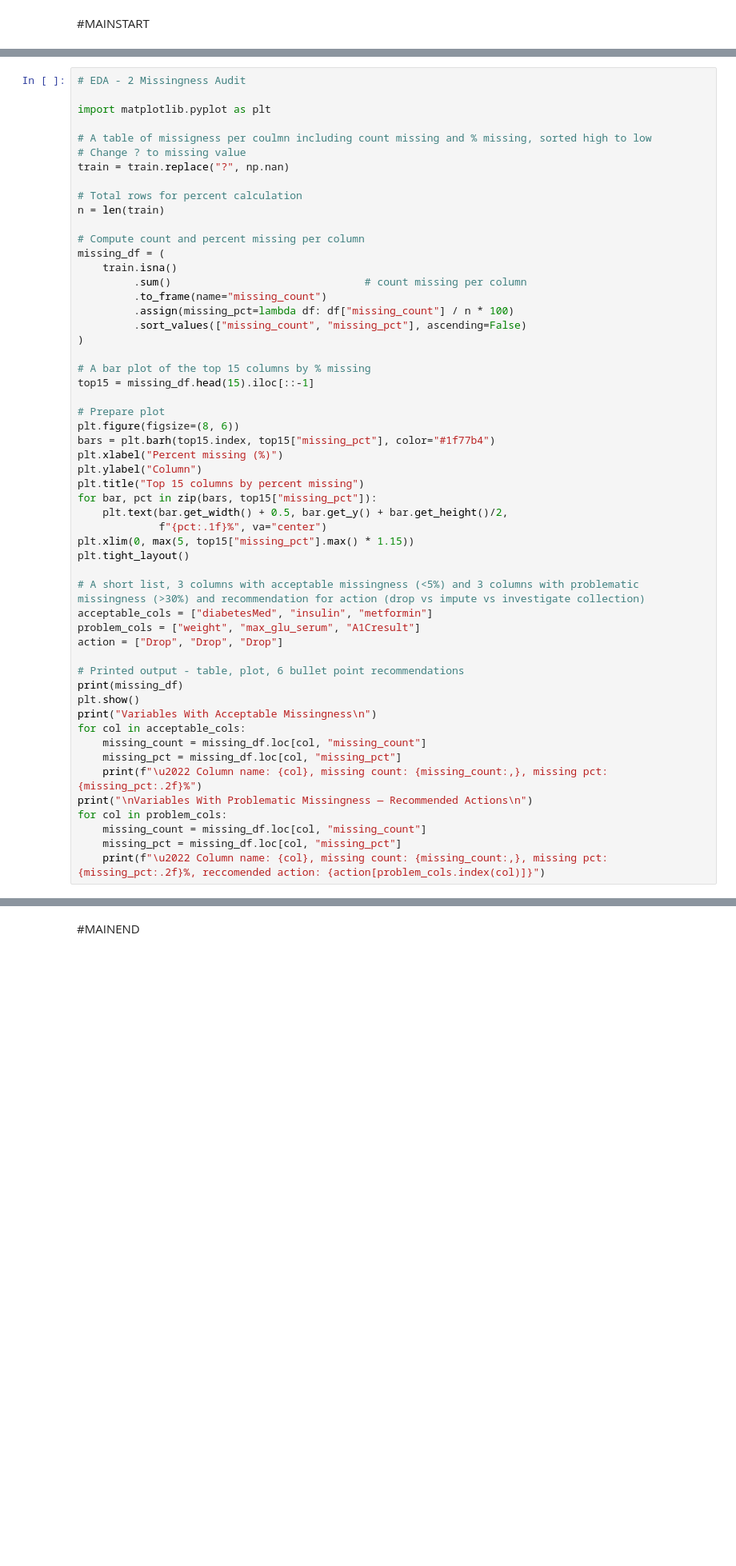
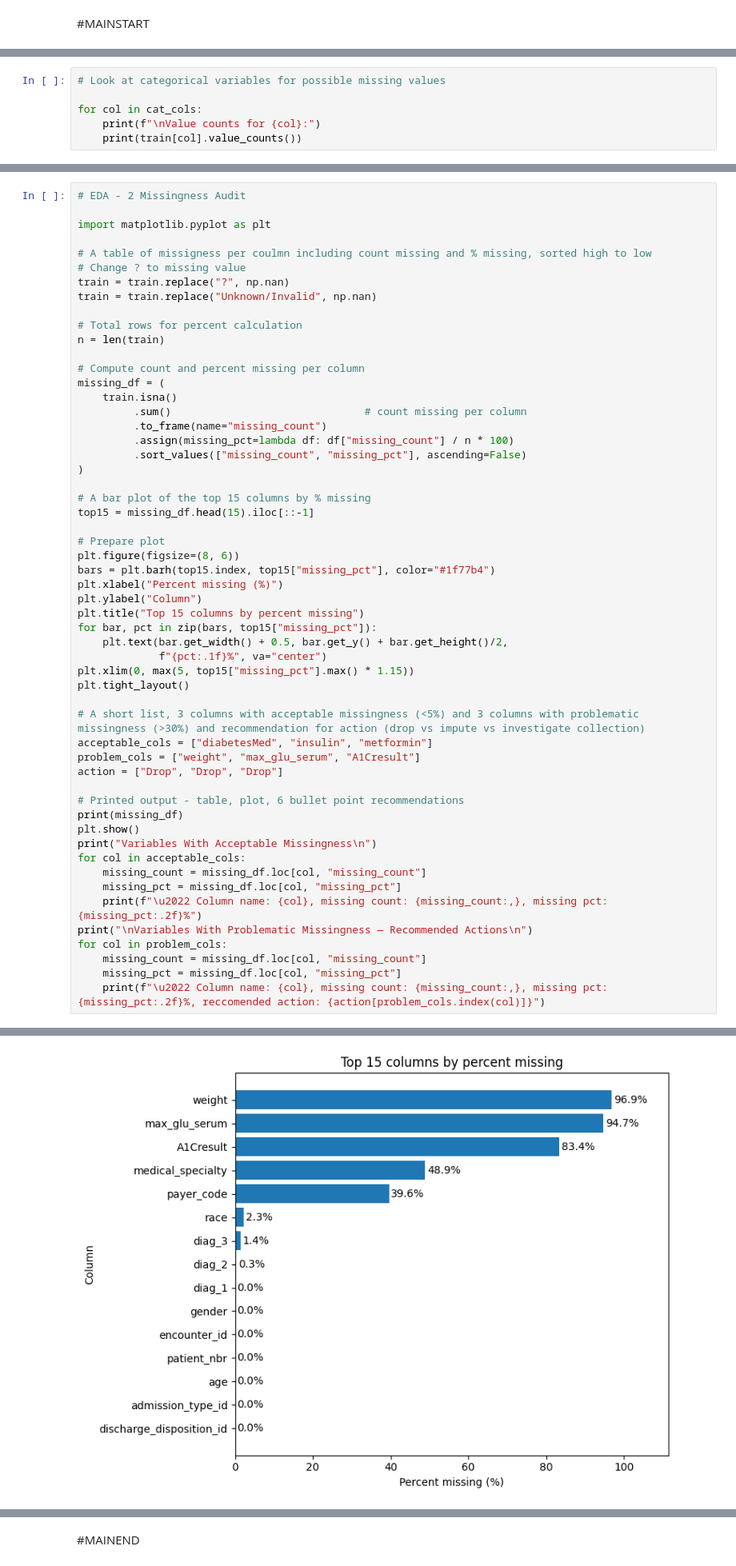
Before and after one commit to mppenfold/AIHC5010-Winter-2026, a Jupyter notebook: Project-1/readmit30/notebooks/Assignment1_Colab_Workflow_TH.ipynb, the cells around one changed output, grey strips where cells are left out. Shown at 80% size. Cells and saved outputs as stored; diff of their text form; blank space fills up the shorter version.

```diff
--- a/Project-1/readmit30/notebooks/Assignment1_Colab_Workflow_TH.ipynb
+++ b/Project-1/readmit30/notebooks/Assignment1_Colab_Workflow_TH.ipynb
@@ -121,0 +165,6 @@ train.head()
+# %%
+# Look at categorical variables for possible missing values
+
+for col in cat_cols:
+    print(f"\nValue counts for {col}:")
+    print(train[col].value_counts())
@@ -127,6 +194,7 @@ import matplotlib.pyplot as plt
 # A table of missigness per coulmn including count missing and % missing, sorted high to low
 # Change ? to missing value
 train = train.replace("?", np.nan)
+train = train.replace("Unknown/Invalid", np.nan)
 
 # Total rows for percent calculation
 n = len(train)
@@ -173,3 +241,4 @@ for col in problem_cols:
     missing_count = missing_df.loc[col, "missing_count"]
     missing_pct = missing_df.loc[col, "missing_pct"]
     print(f"\u2022 Column name: {col}, missing count: {missing_count:,}, missing pct: {missing_pct:.2f}%, reccomended action: {action[problem_cols.index(col)]}")
+# %% [output]
@@ -175,0 +262 @@ for col in problem_cols:
+[figure, added]
```
Also changed, not shown: parts of 11 cells of this notebook.
